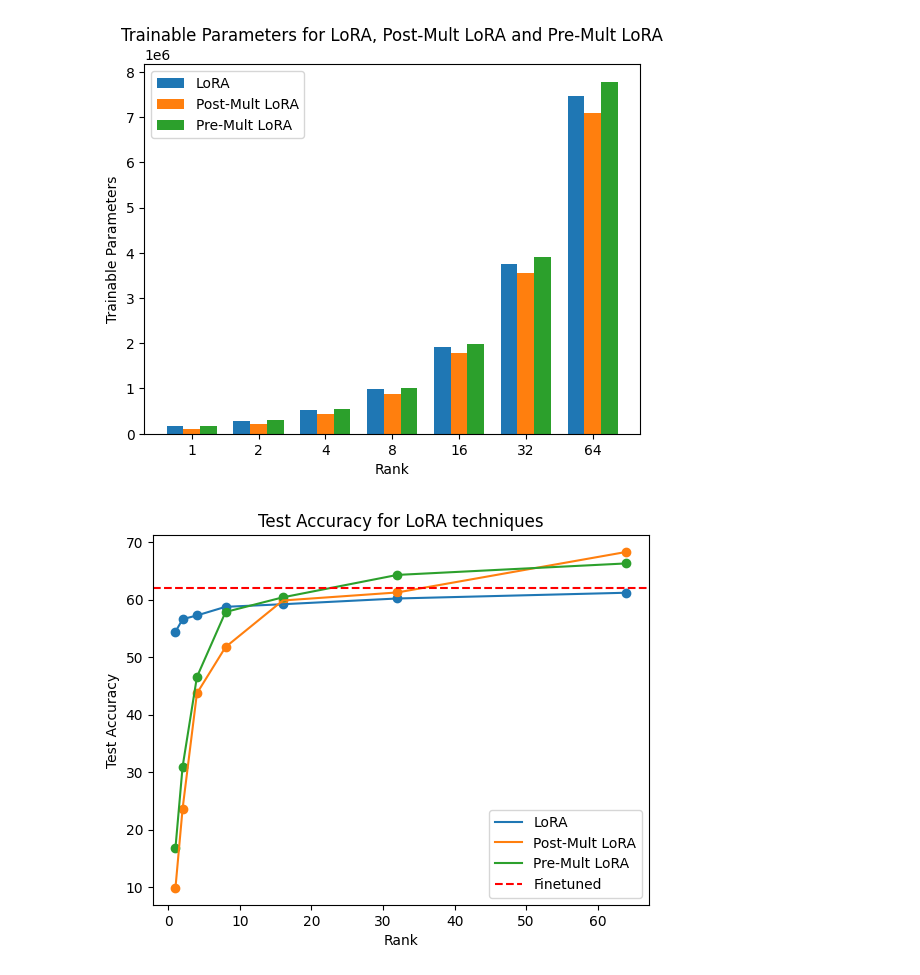
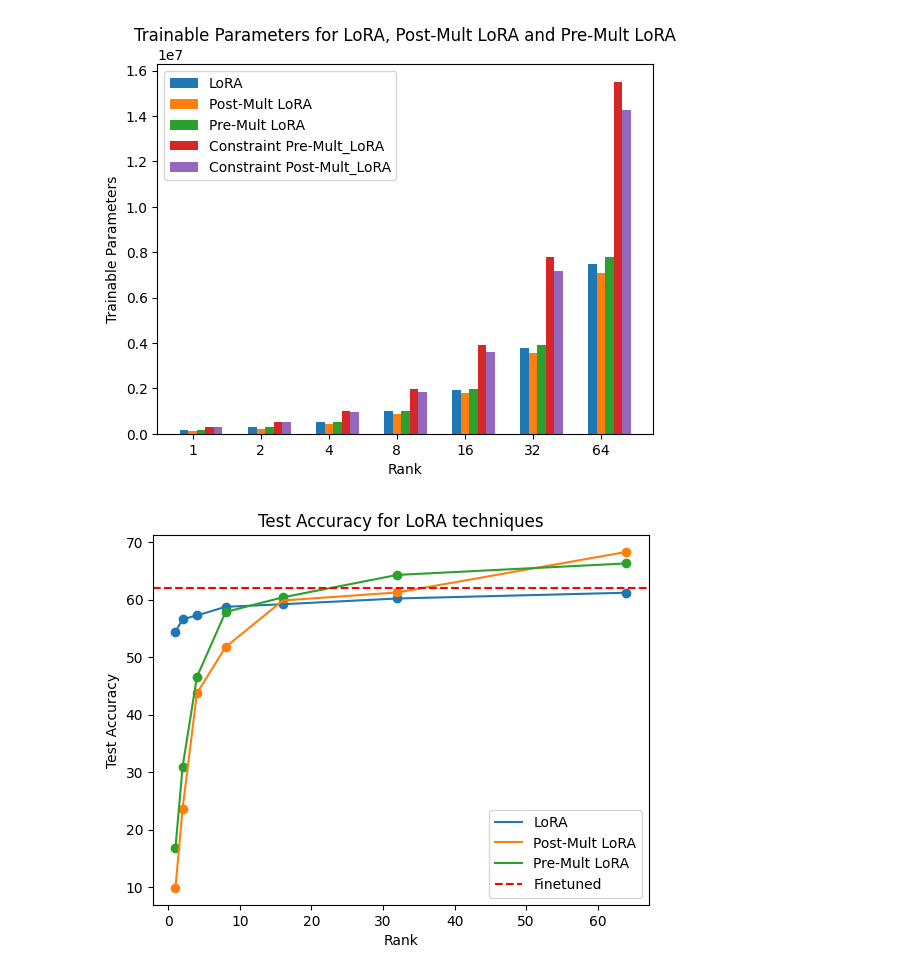
Before and after one commit to bihany-harsh/LoRA-experimentations, a Jupyter notebook: cifar100-experiments/compile.ipynb, the cells around one changed output. Drawn from its saved outputs; the diff is of its cells as text; code cells hidden in the pictures.

Commit message:
constrain driven LoRA techn. empirical study

```diff
--- a/cifar100-experiments/compile.ipynb
+++ b/cifar100-experiments/compile.ipynb
@@ -17,6 +17,10 @@ with open("./out_files/resnet50_Shift_Pre_Mult_LoRA_model_histories.pkl", "rb")
     shift_pre_mult_lora_histories = pickle.load(f)
 with open("./out_files/resnet50_Shift_Post_Mult_LoRA_model_histories.pkl", "rb") as f:
     shift_post_mult_lora_histories = pickle.load(f)
+with open("./out_files/resnet50_Constraint_Pre_Mult_LoRA_model_histories.pkl", "rb") as f:
+    constraint_pre_mult_lora_histories = pickle.load(f)
+with open("./out_files/resnet50_Constraint_PostMult_LoRA_model_histories.pkl", "rb") as f:
+    constraint_post_mult_lora_histories = pickle.load(f)
 # %%
 ranks = [1, 2, 4, 8, 16, 32, 64]
 lora_trainable_params = [lora_histories[rank].trainable_params for rank in ranks]
@@ -36,26 +40,34 @@ shift_post_mult_lora_test_accuracy = [shift_post_mult_lora_histories[rank].test_
 
 shift_lora_trainable_params = [shift_lora_histories[rank].trainable_params for rank in ranks]
 shift_lora_test_accuracy = [shift_lora_histories[rank].test_accuracy for rank in ranks]
+
+constraint_pre_mult_lora_trainable_params = [constraint_pre_mult_lora_histories[rank].trainable_params for rank in ranks]
+constraint_pre_mult_lora_test_accuracy = [constraint_pre_mult_lora_histories[rank].test_accuracy for rank in ranks]
+
+constraint_post_mult_lora_trainable_params = [constraint_post_mult_lora_histories[rank].trainable_params for rank in ranks]
+constraint_post_mult_lora_test_accuracy = [constraint_post_mult_lora_histories[rank].test_accuracy for rank in ranks]
 # %%
 with open("./out_files/resnet50_finetuned_model_history.pkl", "rb") as f:
     finetuned_history = pickle.load(f)
 # %%
 # plot trainable params for lora pre-mult and post-mult as bar plots for each rank
 fig, ax = plt.subplots()
-bar_width = 0.25
+bar_width = 0.125
 bar_positions = [i for i in range(len(ranks))]
 ax.bar(bar_positions, lora_trainable_params, bar_width, label="LoRA")
 ax.bar([pos + bar_width for pos in bar_positions], post_mult_lora_trainable_params, bar_width, label="Post-Mult LoRA")
 ax.bar([pos + 2 * bar_width for pos in bar_positions], pre_mult_lora_trainable_params, bar_width, label="Pre-Mult LoRA")
+ax.bar([pos + 3 * bar_width for pos in bar_positions], constraint_pre_mult_lora_trainable_params, bar_width, label="Constraint Pre-Mult_LoRA")
+ax.bar([pos + 4 * bar_width for pos in bar_positions], constraint_post_mult_lora_trainable_params, bar_width, label="Constraint Post-Mult_LoRA")
 ax.set_xticks([pos + bar_width for pos in bar_positions])
 ax.set_xticklabels(ranks)
 ax.set_xlabel("Rank")
 ax.set_ylabel("Trainable Parameters")
 ax.set_title("Trainable Parameters for LoRA, Post-Mult LoRA and Pre-Mult LoRA")
 ax.legend()
 plt.show()
 # %% [output]
-[figure, old version]
+[figure, new version]
 # %%
 fig, ax = plt.subplots()
 
```
Also changed, not shown: parts of 3 cells of this notebook, 2 other files.
